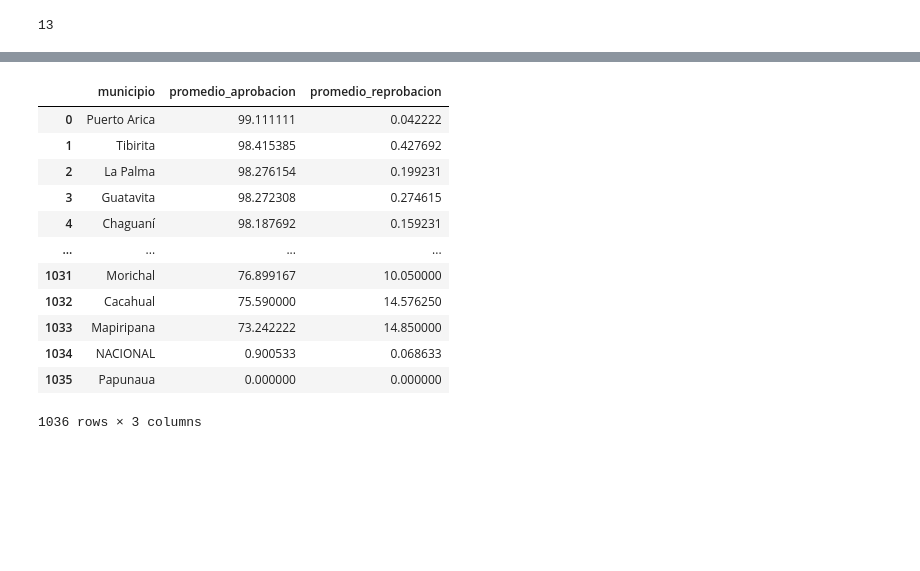
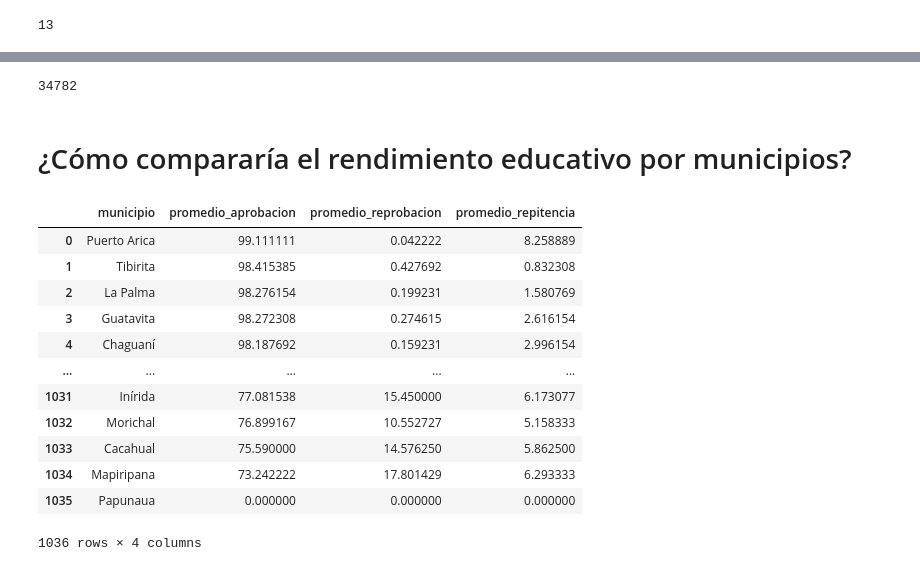
Before and after one commit to LauraTorres200206/Diplomado, a Jupyter notebook: Código/TallerDimensionales.ipynb, the cells around one changed output, grey strips where cells are left out. Cells and saved outputs as stored; diff of their text form; code cells hidden in the pictures; blank space fills up the shorter version.

```diff
--- a/Código/TallerDimensionales.ipynb
+++ b/Código/TallerDimensionales.ipynb
@@ -140,18 +183,21 @@ ft.head(41)
 Se eliminaron las filas que presentaban 10 o más variables con datos faltantes, ya que estas no aportan suficiente información útil para el análisis. Al revisar los registros eliminados, se identificó que la mayoría pertenecen a departamentos con baja densidad poblacional, como Guainía, Vaupés y Amazonas. En particular, el municipio de Papunaua aparece en varios años sin datos en la mayoría de las variables, lo que sugiere dificultades estructurales en la recolección o reporte de información educativa en esa zona. Esta decisión de limpieza busca conservar la calidad del análisis, manteniendo registros más completos y representativos.
 # %%
 ColumnsImputar = [
-    'deserci_n_transici_n', 'deserci_n_media', 'deserci_n_secundaria',
-    'deserci_n_primaria', 'repitencia_transici_n', 'repitencia_secundaria',
-    'reprobaci_n_media', 'repitencia_primaria', 'repitencia', 'repitencia_media',
-    'deserci_n', 'reprobaci_n_secundaria', 'cobertura_bruta_media',
-    'tasa_matriculaci_n_5_16', 'cobertura_neta', 'cobertura_bruta_transici_n',
-    'reprobaci_n_primaria', 'cobertura_bruta_primaria', 'cobertura_neta_primaria',
-    'reprobaci_n', 'aprobaci_n_transici_n', 'reprobaci_n_transici_n',
-    'aprobaci_n_media', 'cobertura_bruta_secundaria', 'cobertura_neta_secundaria',
-    'cobertura_neta_media', 'cobertura_bruta', 'cobertura_neta_transici_n',
-    'aprobaci_n_secundaria'
+    'desercion_transicion', 'desercion_media', 'desercion_secundaria',
+    'desercion_primaria', 'repitencia_transicion', 'repitencia_secundaria',
+    'reprobacion_media', 'repitencia_primaria', 'repitencia', 'repitencia_media',
+    'desercion', 'reprobacion_secundaria', 'cobertura_bruta_media',
+    'tasa_matriculacion_5_16', 'cobertura_neta', 'cobertura_bruta_transicion',
+    'reprobacion_primaria', 'cobertura_bruta_primaria', 'cobertura_neta_primaria',
+    'reprobacion', 'aprobacion_transicion', 'reprobacion_transicion',
+    'aprobacion_media', 'cobertura_bruta_secundaria', 'cobertura_neta_secundaria',
+    'cobertura_neta_media', 'cobertura_bruta', 'cobertura_neta_transicion',
+    'aprobacion_secundaria'
 ]
 
+df_imputado = df_educacion.copy()
+
 for col in ColumnsImputar:
-    mediana = df_educacion[col].median(skipna=True)
-    df_educacion[col].fillna(mediana, inplace=True)
+    df_imputado[col] = df_imputado.groupby('codigo_departamento')[col].transform(
+        lambda x: x.fillna(x.median(skipna=True))
+    )
@@ -176,5 +239,5 @@ See the caveats in the documentation: https://pandas.pydata.org/pandas-docs/stab
 # %%
-columnas_omitir = ['tama_o_promedio_de_grupo', 'sedes_conectadas_a_internet']
+columnas_omitir = ['tamano_promedio_grupo', 'sedes_conectadas_internet']
 
-Data = df_educacion.drop(columns=columnas_omitir)
+Data = df_imputado.drop(columns=columnas_omitir)
 # %% [markdown]
@@ -185,11 +283,11 @@ Se decidió omitir las variables tamaño_promedio_de_grupo y sedes_conectadas_a_
 # %%
-Dimmunicipio = Data[['c_digo_municipio', 'municipio']].drop_duplicates().reset_index(drop=True)
+Dimmunicipio = Data[['codigo_municipio', 'municipio']].drop_duplicates().reset_index(drop=True)
 Dimmunicipio['id_municipio'] = Dimmunicipio.index + 1
-DimDepartamento = Data[['c_digo_departamento', 'departamento']].drop_duplicates().reset_index(drop=True)
+DimDepartamento = Data[['codigo_departamento', 'departamento']].drop_duplicates().reset_index(drop=True)
 DimDepartamento['id_Departamento'] = DimDepartamento.index + 1
-Dimetc = Data[['c_digo_etc', 'etc']].drop_duplicates().reset_index(drop=True)
+Dimetc = Data[['codigo_etc', 'etc']].drop_duplicates().reset_index(drop=True)
 Dimetc['id_etc'] = Dimetc.index + 1
-DimTiemp = Data[['a_o']].drop_duplicates().reset_index(drop=True)
+DimTiemp = Data[['año']].drop_duplicates().reset_index(drop=True)
 DimTiemp['id_Tiempo'] = DimTiemp.index + 1
 # %% [markdown]
 Creamos cuatro tablas dimensionales: una para los municipios, otra para los departamentos, una para las ETC y una para el tiempo (años). En cada una eliminamos los duplicados y asignamos un identificador numérico único (llave subrogada). Estas tablas nos permitirán conectar la información de forma organizada en la tabla de hechos.
@@ -257,30 +363,39 @@ ejecutar_sql(consulta_1)
+# %%
+Data_Poblacional.to_sql("DimPoblacionTotal", conn, if_exists='replace', index=False)
+# %% [output]
+34782
+# %% [markdown]
+# ¿Cómo compararía el rendimiento educativo por municipios?
 # %%
 consulta_2 = """
 SELECT
     dm.municipio,
     AVG(f.aprobaci_n) AS promedio_aprobacion,
-    AVG(f.reprobaci_n) AS promedio_reprobacion
+    AVG(f.reprobacion) AS promedio_reprobacion,
+    AVG(f.repitencia) AS promedio_repitencia
 FROM
     hechos f
 JOIN
     Dimmunicipio dm ON f.id_municipio = dm.id_municipio
+WHERE
+    dm.municipio <> 'NACIONAL'
 GROUP BY
     dm.municipio
 ORDER BY
     promedio_aprobacion DESC;
 """
 ejecutar_sql(consulta_2)
 # %% [output]
-|  | municipio | promedio_aprobacion | promedio_reprobacion |
-| 0 | Puerto Arica | 99.111111 | 0.042222 |
-| 1 | Tibirita | 98.415385 | 0.427692 |
-| 2 | La Palma | 98.276154 | 0.199231 |
-| 3 | Guatavita | 98.272308 | 0.274615 |
-| 4 | Chaguaní | 98.187692 | 0.159231 |
-| ... | ... | ... | ... |
-| 1031 | Morichal | 76.899167 | 10.050000 |
-| 1032 | Cacahual | 75.590000 | 14.576250 |
-| 1033 | Mapiripana | 73.242222 | 14.850000 |
-| 1034 | NACIONAL | 0.900533 | 0.068633 |
-| 1035 | Papunaua | 0.000000 | 0.000000 |
+|  | municipio | promedio_aprobacion | promedio_reprobacion | promedio_repitencia |
+| 0 | Puerto Arica | 99.111111 | 0.042222 | 8.258889 |
+| 1 | Tibirita | 98.415385 | 0.427692 | 0.832308 |
+| 2 | La Palma | 98.276154 | 0.199231 | 1.580769 |
+| 3 | Guatavita | 98.272308 | 0.274615 | 2.616154 |
+| 4 | Chaguaní | 98.187692 | 0.159231 | 2.996154 |
+| ... | ... | ... | ... | ... |
+| 1031 | Inírida | 77.081538 | 15.450000 | 6.173077 |
+| 1032 | Morichal | 76.899167 | 10.552727 | 5.158333 |
+| 1033 | Cacahual | 75.590000 | 14.576250 | 5.862500 |
+| 1034 | Mapiripana | 73.242222 | 17.801429 | 6.293333 |
+| 1035 | Papunaua | 0.000000 | 0.000000 | 0.000000 |
-1036 rows × 3 columns
+1036 rows × 4 columns
```
Also changed, not shown: parts of 34 cells of this notebook, 22 other files.
